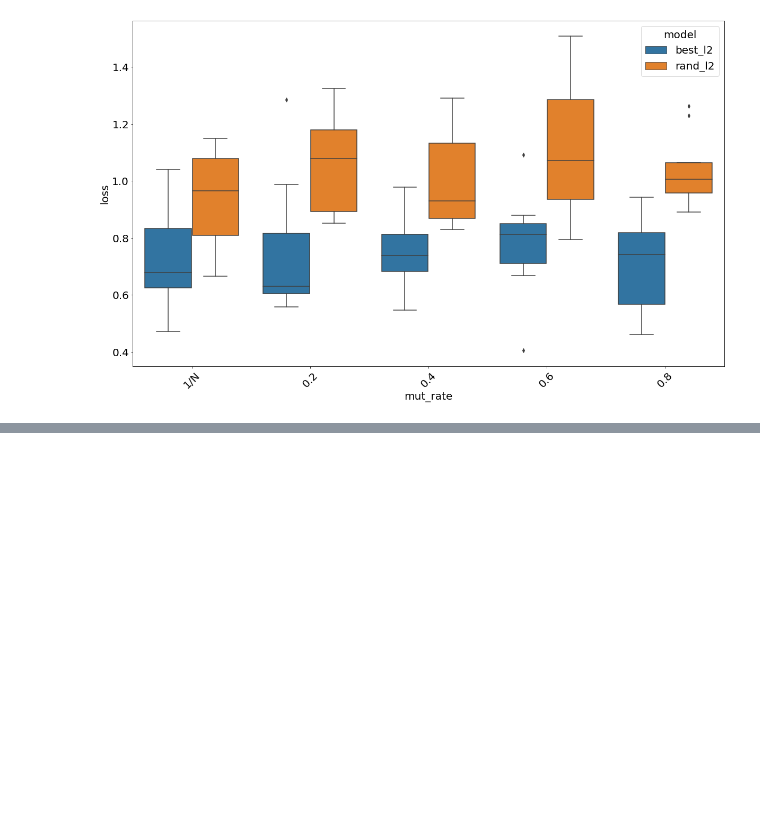
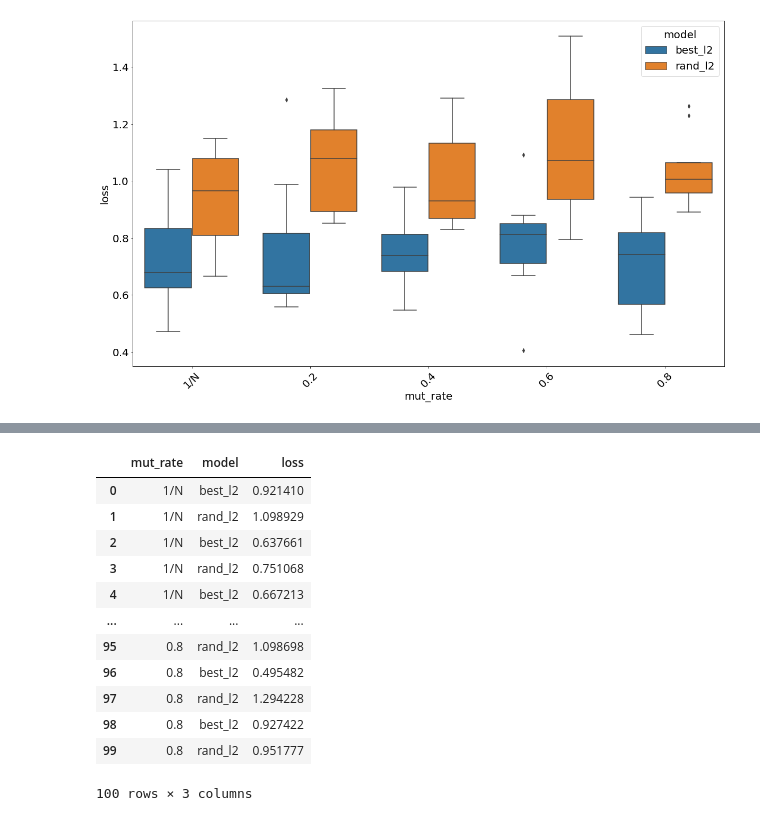
Before and after one commit to SamChatfield/final-year-project, a Jupyter notebook: experiment_results.ipynb, the cells around one changed output, grey strips where cells are left out. Saved outputs shown, nothing was run; the diff lists cells and outputs as text; code cells hidden in the pictures; blank space fills up the shorter version.

```diff
--- a/experiment_results.ipynb
+++ b/experiment_results.ipynb
@@ -278,0 +260,36 @@ ax = sns.boxplot(
+# %%
+# Convert experiment data to format to be displayed as boxplots
+data = []
+for exp in exp_data:
+    mut_rate = exp["params"]["mut_rate"]
+    label = "1/N" if mut_rate is None else mut_rate
+
+    for i in range(10):
+        data.append({
+            "mut_rate": label,
+            "model": "best_l2",
+            "loss": exp["best_l2s"][i] / exp["params"]["states"],
+        })
+        data.append({
+            "mut_rate": label,
+            "model": "rand_l2",
+            "loss": exp["rand_l2s"][i] / exp["params"]["states"],
+        })
+
+df = pd.DataFrame(data)
+
+df
+# %% [output]
+|  | mut_rate | model | loss |
+| 0 | 1/N | best_l2 | 0.921410 |
+| 1 | 1/N | rand_l2 | 1.098929 |
+| 2 | 1/N | best_l2 | 0.637661 |
+| 3 | 1/N | rand_l2 | 0.751068 |
+| 4 | 1/N | best_l2 | 0.667213 |
+| ... | ... | ... | ... |
+| 95 | 0.8 | rand_l2 | 1.098698 |
+| 96 | 0.8 | best_l2 | 0.495482 |
+| 97 | 0.8 | rand_l2 | 1.294228 |
+| 98 | 0.8 | best_l2 | 0.927422 |
+| 99 | 0.8 | rand_l2 | 0.951777 |
+100 rows × 3 columns
```
Also changed, not shown: parts of 9 cells of this notebook, 6 other files.
